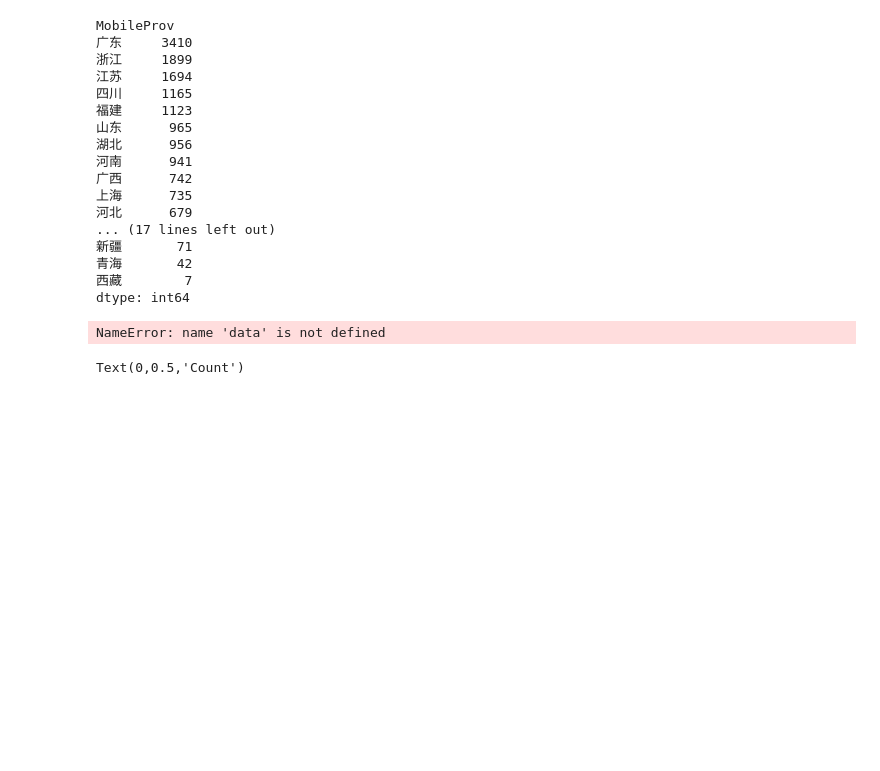
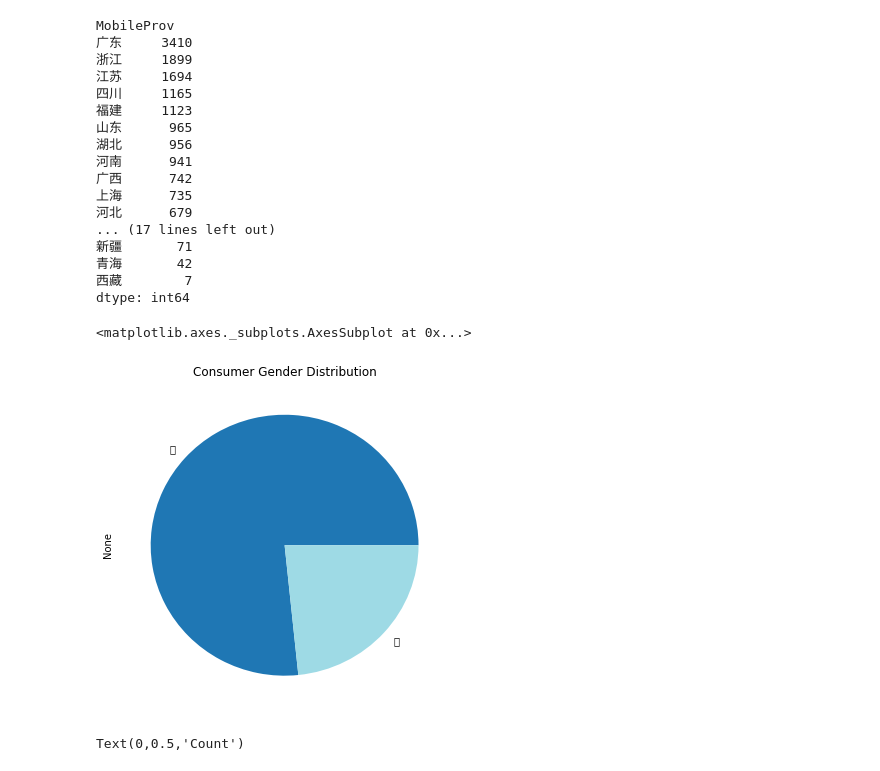
Before and after one commit to jiahehousherry/Capstone-Chengxin, a Jupyter notebook: capstone_chengxin_main.ipynb, the cells around one changed output. Drawn from its saved outputs; the diff is of its cells as text; code cells hidden in the pictures; blank space fills up the shorter version.

```diff
--- a/capstone_chengxin_main.ipynb
+++ b/capstone_chengxin_main.ipynb
@@ -74,12 +76,13 @@ MobileProv
 西藏        7
 dtype: int64
 # %%
-gender = data.groupby(['gender'])
+gender = behavior.groupby(['gender'])
 ax =gender.size().plot(kind='pie',figsize=(6,6),title = "Consumer Gender Distribution",colormap = 'tab20')
 ax
 # plt.axis('equal')
 # plt.show()
 # %% [output]
-NameError: name 'data' is not defined
+<matplotlib.axes._subplots.AxesSubplot at 0x...>
+[figure, added]
 # %%
 plt.style.use('seaborn')
```
Also changed, not shown: parts of 78 cells of this notebook.
